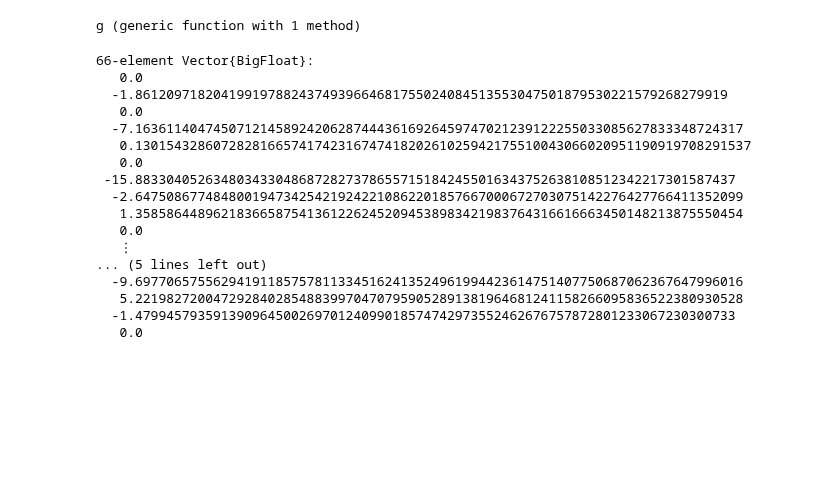
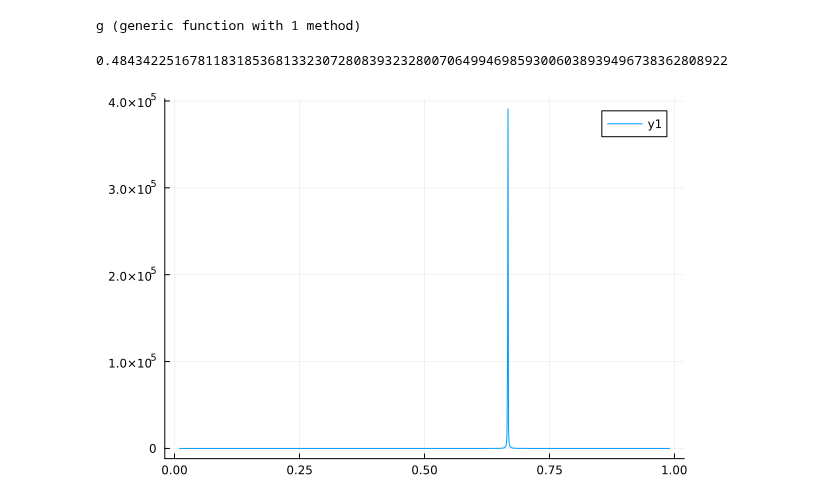
Before and after one commit to radu-bogdan/fem, a Jupyter notebook: PROJECTS/quadrature/quad_general.ipynb, the cells around one changed output. Saved outputs shown, nothing was run; the diff lists cells and outputs as text; code cells hidden in the pictures; blank space fills up the shorter version.

```diff
--- a/PROJECTS/quadrature/quad_general.ipynb
+++ b/PROJECTS/quadrature/quad_general.ipynb
@@ -220,27 +252,35 @@ g(a) = A(a)'*((A(a) * A(a)')\(A(a) * rhs(BigFloat)))-rhs(BigFloat)
 # %% [output]
 g (generic function with 1 method)
+# %%
+a = 4/(7 + sqrt(BigFloat("13")))
+
+B(a) = A(a)'*A(a)
+C(a) = inv(B(a))
+
+m(a) = dA(a)*C(a)*A(a)'*rhs()#A(a)*C(a)*(dA(a)'*A(a)+A(a)'*dA(a))*C(a)*A(a)'*rhs()
+J(a) = dA(a)*C(a)*A(a)'*rhs() -A(a)*C(a)*(dA(a)'*A(a)+A(a)'*dA(a))*C(a)*A(a)'*rhs() +A(a)*C(a)*dA(a)'*rhs()
+
+up(a) = inv(J(a)*J(a)')*J(a)*g(a)
+
+J(a)
+
+iJat(a) = inv(J(a)'*J(a))
+
+display(iJat(0.2))
+
+# C(0.2)*B(0.2)
+# rhs()
+x = 0.01:0.001:0.99
+plot()
+# plot!(x,J.(x))
+plot!(x,iJat.(x))
+# %% [output]
+0.4843422516781183185368133230728083932328007064994698593006038939496738362808922
+[figure, added]
 # %%
-ortho2eva3(order, Trans(T4(a)[:,1]))[2]*dT4[1,1] + ortho2eva3(order, Trans(T4(a)[:,1]))[3]*dT4[2,1]
-
+# ortho2eva3(order, Trans(T4(a)[:,1]))[2]*dT4[1,1] + ortho2eva3(order, Trans(T4(a)[:,1]))[3]*dT4[2,1]
+# eval_daT6(order,0.2,0.1)
 # dT4
-# %% [output]
-66-element Vector{BigFloat}:
-   0.0
-  -1.8612097182041991978824374939664681755024084513553047501879530221579268279919
-   0.0
-  -7.163611404745071214589242062874443616926459747021239122255033085627833348724317
-   0.1301543286072828166574174231674741820261025942175510043066020951190919708291537
-   0.0
- -15.88330405263480343304868728273786557151842455016343752638108512342217301587437
-  -2.647508677484800194734254219242210862201857667000672703075142276427766411352099
-   1.358586448962183665875413612262452094538983421983764316616663450148213875550454
-   0.0
-   ⋮
-... (5 lines left out)
-  -9.697706575562941911857578113345162413524961994423614751407750687062367647996016
-   5.221982720047292840285488399704707959052891381964681241158266095836522380930528
-  -1.47994579359139096450026970124099018574742973552462676757872801233067230300733
-   0.0
 # %%
 # using Zygote
 # z(x) = 5x + 3
```
Also changed, not shown: parts of 4 cells of this notebook.
